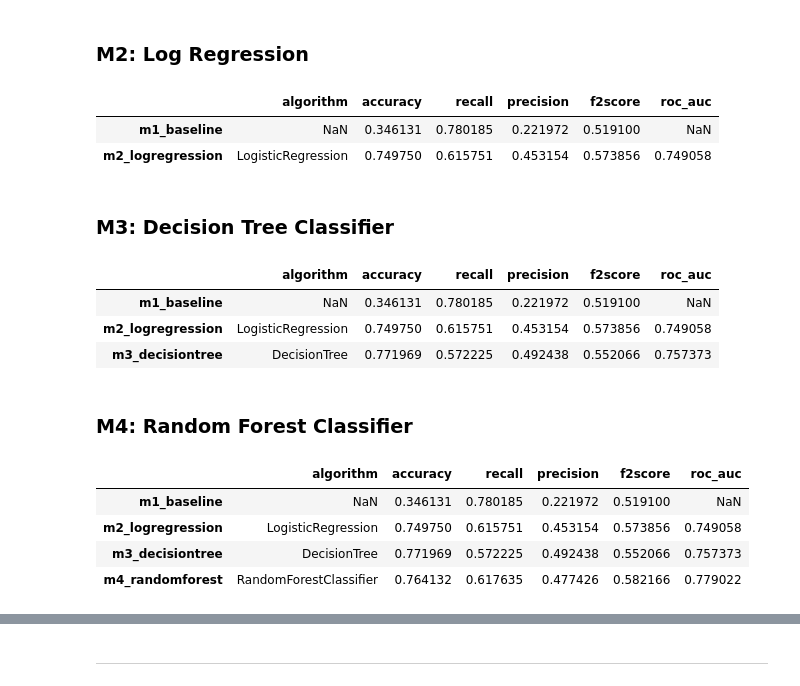
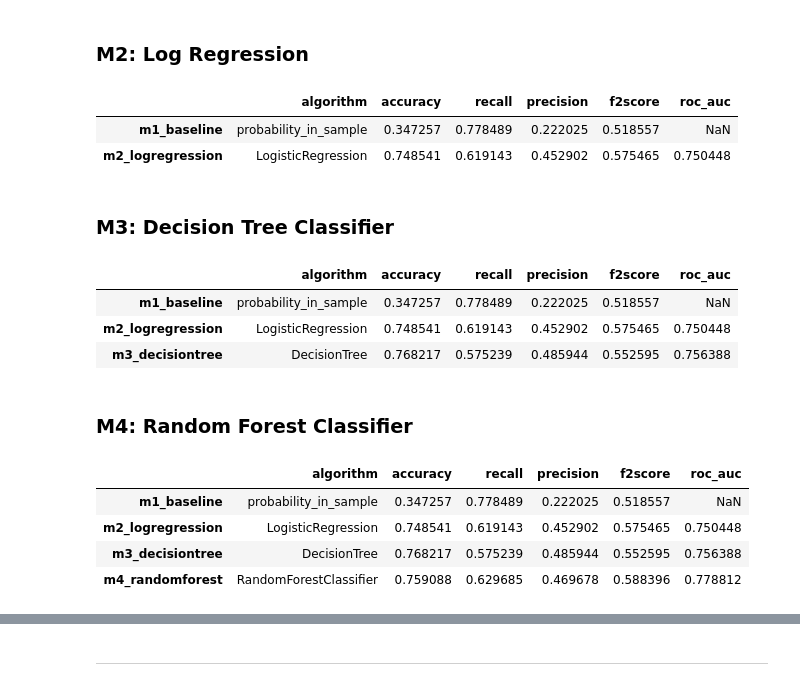
Before and after one commit to rknagao/uci_default_credit_card, a Jupyter notebook: model.ipynb, the cells around one changed output, grey strips where cells are left out. Cells and saved outputs as stored; diff of their text form; code cells hidden in the pictures.

Commit message:
reworked feature selection (using RFECV instead of Boruta)

```diff
--- a/model.ipynb
+++ b/model.ipynb
@@ -118,7 +118,7 @@ class FeatureSelection(BaseEstimator, TransformerMixin):
 #check.fit(X_train, y_train)
 # %%
 # Create nested stratified cross validation with hyperparameter optimization process:
-def pipeline_train_model(X, y, k, feat_selection_iter, random_search_iter, model, params_dim):
+def pipeline_train_model(X, y, k, random_search_iter, model, params_dim):
 
     list_acc = []
     list_rec = []
@@ -127,19 +127,26 @@ def pipeline_train_model(X, y, k, feat_selection_iter, random_search_iter, model
     list_roc_auc = []
 
     # Outer cross validation.
-    kfold = StratifiedKFold(n_splits=k, shuffle=True, random_state=52)
-    for train_index, validation_index in kfold.split(X, y):
+    kfold_outer = StratifiedKFold(n_splits=k, shuffle=True, random_state=52)
+    for train_index_outer, validation_index_outer in kfold_outer.split(X, y):
 
-        X_train = X.loc[train_index]
-        X_valid = X.loc[validation_index]
-        y_train = y[train_index]
-        y_valid = y[validation_index]
+        X_train = X.loc[train_index_outer]
+        X_valid = X.loc[validation_index_outer]
+        y_train = y[train_index_outer]
+        y_valid = y[validation_index_outer]
 
         # Inner cross validation encapsulated in pipeline.
-        feature_selection = FeatureSelection(max_iter=feat_selection_iter, estimator=RandomForestClassifier(max_depth=5, random_state=52, n_estimators=100))
+        # Estimator for feature selection.
+        estimator = RandomForestClassifier(random_state=52, class_weight='balanced')
+        feature_selection = RFECV(estimator=estimator,
+                            step=1,
+                            cv=k,
+                            scoring='roc_auc',
+                            min_features_to_select=15)
+
         cv = RandomizedSearchCV(estimator=model,
                                 param_distributions=params_dim,
-                                cv=3,
+                                cv=k,
                                 n_iter=random_search_iter,
                                 random_state=52)
 
@@ -149,9 +156,9 @@ def pipeline_train_model(X, y, k, feat_selection_iter, random_search_iter, model
                 ('cv', cv)
             ]
         )
-        pipe.fit(X_train, y_train)
+        pipe.fit(X_train , y_train)
         best_params = pipe['cv'].best_params_
-        best_feat = pipe['feature_selection'].feat_selection
+        best_feat = pipe['feature_selection'].feature_names_in_[pipe['feature_selection'].support_]
 
         # Train and validate model.
         model.set_params(**best_params)
@@ -186,7 +193,7 @@ params_dim = {
     'penalty': ['l1', 'l2']
 }
 
-check = pipeline_train_model(X_train, y_train, k=3, feat_selection_iter=10, random_search_iter=10, model=model, params_dim=params_dim)
+check = pipeline_train_model(X_train, y_train, k=3, random_search_iter=10, model=model, params_dim=params_dim)
 '''
 # %% [output]
 "\n#(testing)\nmodel = LogisticRegression(random_state=52)\nparams_dim = {\n    'max_iter':[300, 400, 500],\n    'solver':['liblinear', 'saga'],\n    'penalty': ['l1', 'l2']\n}\n\ncheck = pipeline_tra ...
@@ -231,15 +235,15 @@ params_dim = {
     'penalty': ['l1', 'l2']
 }
 
-score = pipeline_train_model(X_train, y_train, k=3, feat_selection_iter=10, random_search_iter=10, model=model, params_dim=params_dim)
+score = pipeline_train_model(X_train, y_train, k=3, random_search_iter=10, model=model, params_dim=params_dim)
 
 # Saving results in df_metric.
 df_metric.loc['m2_logregression'] = ['LogisticRegression', score[0], score[1], score[2], score[3], score[4]]
 df_metric
 # %% [output]
 |  | algorithm | accuracy | recall | precision | f2score | roc_auc |
-| m1_baseline | NaN | 0.346131 | 0.780185 | 0.221972 | 0.519100 | NaN |
-| m2_logregression | LogisticRegression | 0.749750 | 0.615751 | 0.453154 | 0.573856 | 0.749058 |
+| m1_baseline | probability_in_sample | 0.347257 | 0.778489 | 0.222025 | 0.518557 | NaN |
+| m2_logregression | LogisticRegression | 0.748541 | 0.619143 | 0.452902 | 0.575465 | 0.750448 |
 # %% [markdown]
 ### M3: Decision Tree Classifier
 # %%
@@ -251,38 +255,37 @@ params_dim = {
     'min_samples_split': [2, 50, 100, 200],
     'min_samples_leaf': [1, 50, 100, 200]
 }
-
-score = pipeline_train_model(X_train, y_train, k=3, feat_selection_iter=10, random_search_iter=10, model=model, params_dim=params_dim)
+score = pipeline_train_model(X_train, y_train, k=3, random_search_iter=10, model=model, params_dim=params_dim)
 
 # Saving results in df_metric.
 df_metric.loc['m3_decisiontree'] = ['DecisionTree', score[0], score[1], score[2], score[3], score[4]]
 df_metric
 # %% [output]
 |  | algorithm | accuracy | recall | precision | f2score | roc_auc |
-| m1_baseline | NaN | 0.346131 | 0.780185 | 0.221972 | 0.519100 | NaN |
-| m2_logregression | LogisticRegression | 0.749750 | 0.615751 | 0.453154 | 0.573856 | 0.749058 |
-| m3_decisiontree | DecisionTree | 0.771969 | 0.572225 | 0.492438 | 0.552066 | 0.757373 |
+| m1_baseline | probability_in_sample | 0.347257 | 0.778489 | 0.222025 | 0.518557 | NaN |
+| m2_logregression | LogisticRegression | 0.748541 | 0.619143 | 0.452902 | 0.575465 | 0.750448 |
+| m3_decisiontree | DecisionTree | 0.768217 | 0.575239 | 0.485944 | 0.552595 | 0.756388 |
 # %% [markdown]
 ### M4: Random Forest Classifier
 # %%
-# Single decision tree classifier.
+# Multiple decision tree classifier.
 model = RandomForestClassifier(random_state=52)
 params_dim = {
     'n_estimators': [100, 250, 500],
     'criterion': ['gini', 'entropy', 'log_loss'],
     'max_depth': [5, 15, 30],
     'min_samples_split': [2, 50, 100, 200],
     'min_samples_leaf': [1, 50, 100, 200]
 }
 
-score = pipeline_train_model(X_train, y_train, k=3, feat_selection_iter=10, random_search_iter=10, model=model, params_dim=params_dim)
+score = pipeline_train_model(X_train, y_train, k=3, random_search_iter=10, model=model, params_dim=params_dim)
 
 # Saving results in df_metric.
 df_metric.loc['m4_randomforest'] = ['RandomForestClassifier', score[0], score[1], score[2], score[3], score[4]]
 df_metric
 # %% [output]
 |  | algorithm | accuracy | recall | precision | f2score | roc_auc |
-| m1_baseline | NaN | 0.346131 | 0.780185 | 0.221972 | 0.519100 | NaN |
-| m2_logregression | LogisticRegression | 0.749750 | 0.615751 | 0.453154 | 0.573856 | 0.749058 |
-| m3_decisiontree | DecisionTree | 0.771969 | 0.572225 | 0.492438 | 0.552066 | 0.757373 |
-| m4_randomforest | RandomForestClassifier | 0.764132 | 0.617635 | 0.477426 | 0.582166 | 0.779022 |
+| m1_baseline | probability_in_sample | 0.347257 | 0.778489 | 0.222025 | 0.518557 | NaN |
+| m2_logregression | LogisticRegression | 0.748541 | 0.619143 | 0.452902 | 0.575465 | 0.750448 |
+| m3_decisiontree | DecisionTree | 0.768217 | 0.575239 | 0.485944 | 0.552595 | 0.756388 |
+| m4_randomforest | RandomForestClassifier | 0.759088 | 0.629685 | 0.469678 | 0.588396 | 0.778812 |
```
Also changed, not shown: parts of 22 cells of this notebook, 5 other files.
